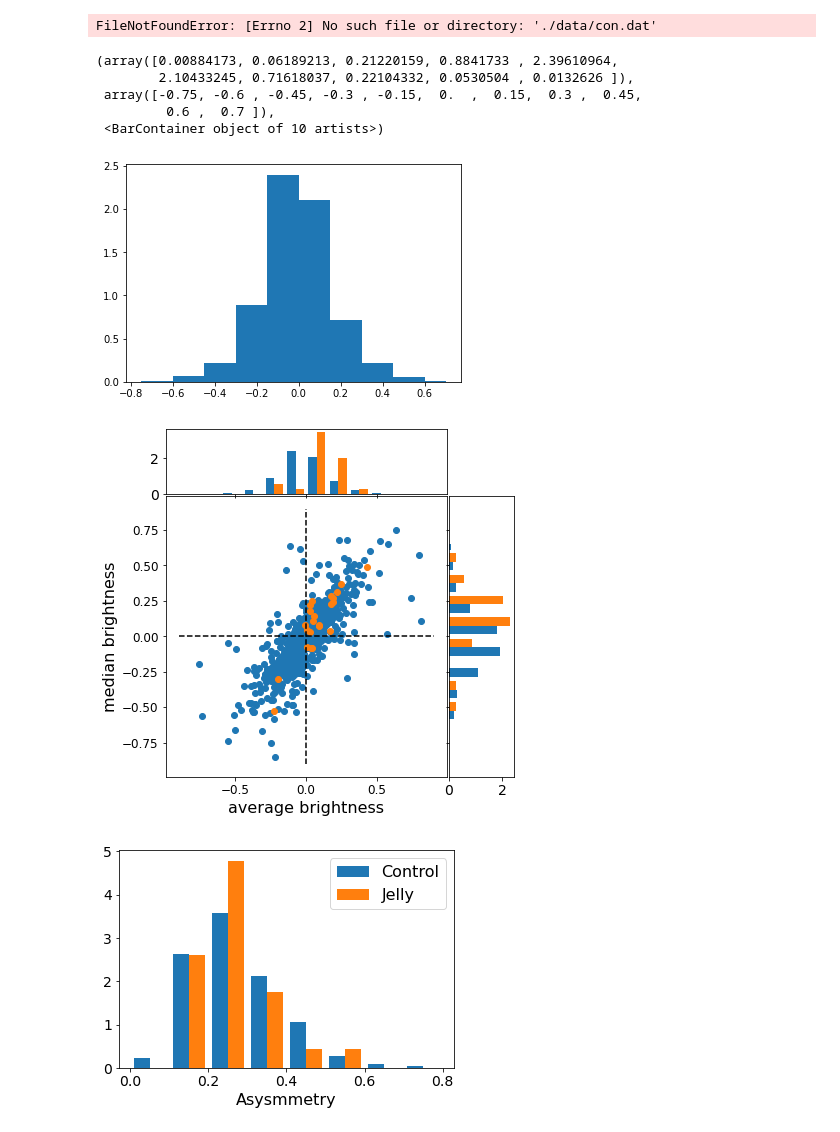
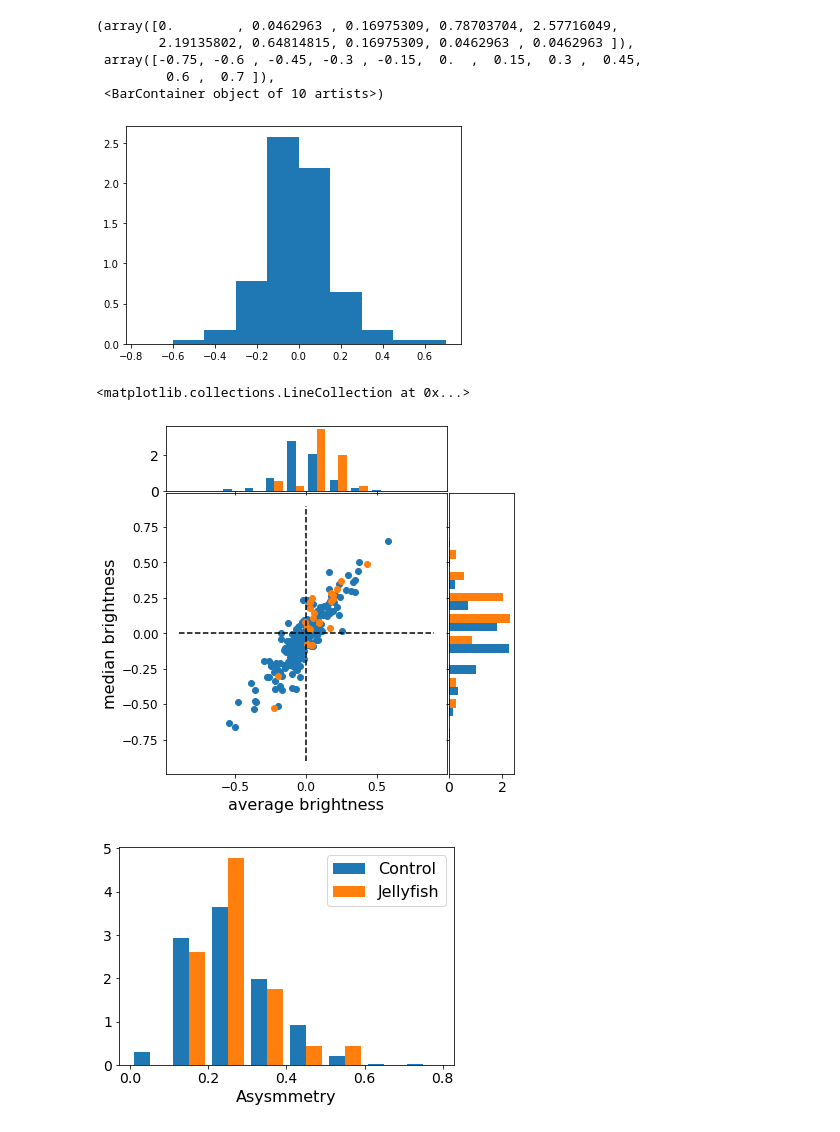
Before and after one commit to CoolTowel/JellyFish, a Jupyter notebook: Diagrams.ipynb, the cells around one changed output. Cells and saved outputs as stored; diff of their text form; code cells hidden in the pictures.

```diff
--- a/Diagrams.ipynb
+++ b/Diagrams.ipynb
@@ -4,13 +4,19 @@ from astropy.io import fits
 from astropy.table import Table
 import numpy as np
 # %%
-control = Table.read('./JellyFish/stat/control_stat_1243_sfr_758.fits')
-jelly = Table.read('./JellyFish/stat/stat_sfr.fits')
+control = Table.read('./stat/control_stat_5_6_all_info.fits')
+jelly = Table.read('./stat/stat_sfr_5_6_all_info.fits')
+control_hb = Table.read('./stat/control_stat_5_7_hb.fits')
+
 
 con_con = Table.read('./data/con.dat',format='ascii')
 con1 = Table.read('./data/con1.dat',format='ascii')
+
+# area_mask = control['area_used']/control['area_re']>0.9
+# control=control[area_mask]
+# ba_mask = control['NSA_SERSIC_BA']>=0.4
+# control=control[ba_mask]
+# control_hb = control_hb[mask]
-# %% [output]
-FileNotFoundError: [Errno 2] No such file or directory: './data/con.dat'
 # %%
 bins = [-0.75, -0.6, -0.45, -0.3, -.15, 0, 0.15, 0.3, 0.45, 0.6, 0.7]
 plt.hist((control['l_sum'] - control['t_sum']) /
@@ -18,13 +24,14 @@ plt.hist((control['l_sum'] - control['t_sum']) /
          bins=bins,
          density=True)
 # %% [output]
-(array([0.00884173, 0.06189213, 0.21220159, 0.8841733 , 2.39610964,
-        2.10433245, 0.71618037, 0.22104332, 0.0530504 , 0.0132626 ]),
+(array([0.        , 0.0462963 , 0.16975309, 0.78703704, 2.57716049,
+        2.19135802, 0.64814815, 0.16975309, 0.0462963 , 0.0462963 ]),
  array([-0.75, -0.6 , -0.45, -0.3 , -0.15,  0.  ,  0.15,  0.3 ,  0.45,
          0.6 ,  0.7 ]),
  <BarContainer object of 10 artists>)
-[figure, old version]
+[figure, new version]
 # %%
+
 plt.rcParams['font.size'] = 16
 # definitions for the axes
 left, width = 0.15, 0.65
@@ -67,15 +74,18 @@ ax.vlines(0, -0.9, 0.9, colors="black", linestyles="dashed")
 ax.hlines(0, -0.9, 0.9, colors="black", linestyles="dashed")
 #fig.savefig('scatter.svg')
 # %% [output]
+<matplotlib.collections.LineCollection at 0x...>
-[figure, old version]
+[figure, new version]
 # %%
 plt.hist([control['asy'], jelly['asy']],
+         #cumulative=True,
+         #histtype='step',
          bins=[0, 0.1, 0.2, 0.3, 0.4, 0.5, 0.6, 0.7, 0.8],
          density=True,
-         label=['Control', 'Jelly'])
+         label=['Control', 'Jellyfish'])
 ax = plt.gca()
 ax.set_xlabel('Asysmmetry')
 ax.legend()
 ax.tick_params(labelsize=14)
 # %% [output]
-[figure, old version]
+[figure, new version]
```
Also changed, not shown: parts of 4 cells of this notebook, 10 other files.
